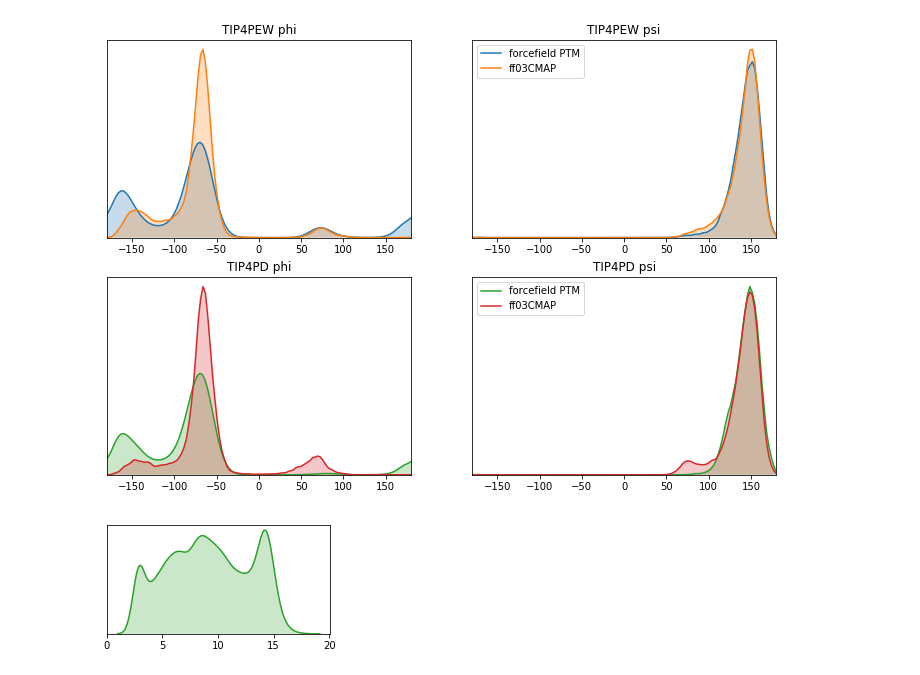
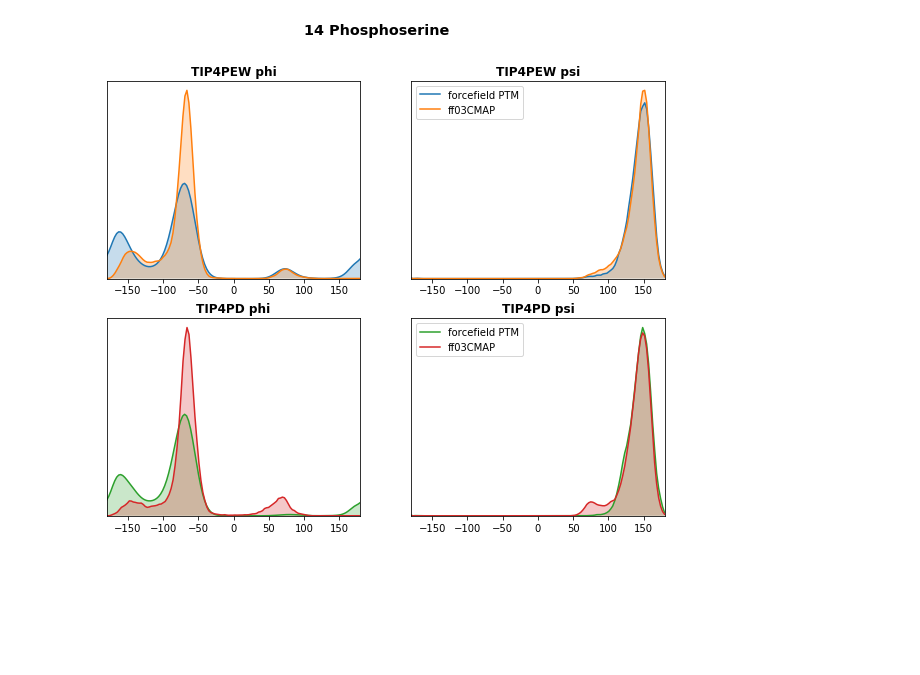
Before and after one commit to Zuricho/My_Lab, a Jupyter notebook: Figure_ipynb/Distance_2CEF/dis_phipsi.ipynb, the cells around one changed output. Saved outputs shown, nothing was run; the diff lists cells and outputs as text; code cells hidden in the pictures; blank space fills up the shorter version.

```diff
--- a/Figure_ipynb/Distance_2CEF/dis_phipsi.ipynb
+++ b/Figure_ipynb/Distance_2CEF/dis_phipsi.ipynb
@@ -68,5 +68,6 @@ plt.show()
 # %%
-plt.subplots(figsize=(12,8))
+plt.subplots(figsize=(10,8))
+plt.suptitle("14 Phosphoserine",fontsize='x-large',fontweight='bold')
 
 
 plt.xticks()
@@ -75,7 +76,7 @@ plt.yticks([])
 plt.subplot(221)
 sns.kdeplot(dihAngle_EW[:,3],shade=True,cut=0,color="tab:blue")
 sns.kdeplot(dihAngle_EW_CMAP[:,3],shade=True,cut=0,color="tab:orange")
-plt.title("TIP4PEW phi")
+plt.title("TIP4PEW phi",fontweight='bold')
 plt.xticks()
 plt.yticks([])
 plt.xlim(-180,180)
@@ -84,58 +85,36 @@ plt.xlim(-180,180)
 plt.subplot(222)
 sns.kdeplot(dihAngle_EW[:,4],shade=True,cut=0,color="tab:blue",label="forcefield PTM")
 sns.kdeplot(dihAngle_EW_CMAP[:,4],shade=True,cut=0,color="tab:orange",label="ff03CMAP")
-plt.title("TIP4PEW psi")
+plt.title("TIP4PEW psi",fontweight='bold')
 plt.xticks()
 plt.yticks([])
 plt.xlim(-180,180)
 plt.legend()
 
 
 plt.subplot(223)
 sns.kdeplot(dihAngle_D[:,3],shade=True,cut=0,color="tab:green")
 sns.kdeplot(dihAngle_D_CMAP[:,3],shade=True,cut=0,color="tab:red")
-plt.title("TIP4PD phi")
+plt.title("TIP4PD phi",fontweight='bold')
 plt.xticks()
 plt.yticks([])
 plt.xlim(-180,180)
 
 
 plt.subplot(224)
 sns.kdeplot(dihAngle_D[:,4],shade=True,cut=0,color="tab:green",label="forcefield PTM")
 sns.kdeplot(dihAngle_D_CMAP[:,4],shade=True,cut=0,color="tab:red",label="ff03CMAP")
-plt.title("TIP4PD psi")
+plt.title("TIP4PD psi",fontweight='bold')
 plt.xticks()
 plt.yticks([])
 plt.xlim(-180,180)
 plt.legend()
 
 
 
 # sns.distplot(plotData)
+plt.savefig("14sep.png",dpi=100)
 
 plt.show()
 # %% [output]
-[figure, old version]
+[figure, new version]
-# %%
-distance_EW = loadfile("distance_EW.dat")
-distance_EW_CMAP = loadfile("distance_EW_CMAP.dat")
-
-distance_D = loadfile("distance_D.dat")
-distance_D_CMAP = loadfile("distance_D_CMAP.dat")
-
-
-
-plt.subplots(figsize=(4, 2))
-
-plt.xticks()
-plt.yticks([])
-
-sns.kdeplot(distance_D[:,1],shade=True,color="tab:green")
-
-plt.xlim(0,)
-
-# sns.distplot(plotData)
-
-plt.show()
-# %% [output]
-[figure, removed]
```
Also changed, not shown: parts of 3 cells of this notebook, 7 other files.
